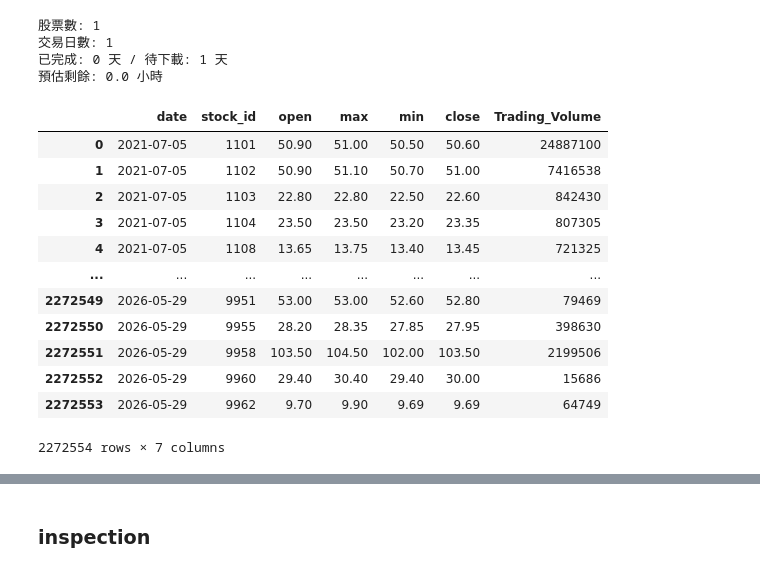
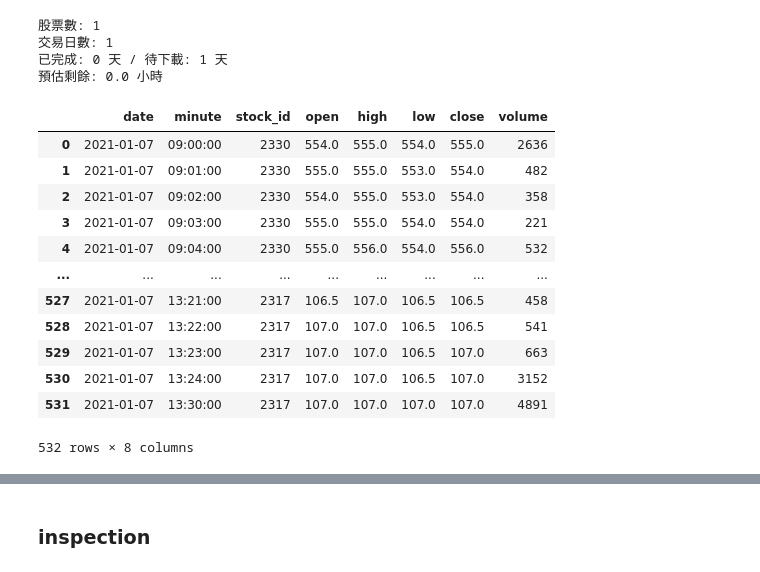
Before and after one commit to Xin95172/Quant, a Jupyter notebook: projects/CTA/學弟策略/main.ipynb, the cells around one changed output, grey strips where cells are left out. Cells and saved outputs as stored; diff of their text form; code cells hidden in the pictures.

```diff
--- a/projects/CTA/學弟策略/main.ipynb
+++ b/projects/CTA/學弟策略/main.ipynb
@@ -281,20 +290,20 @@ report = client.get_multi_kbar(
 預估剩餘: 0.0 小時
 # %%
 # Optional inspection
-signal = pd.read_parquet(TW_STOCK_KBAR_1MIN / "2025-03-05.parquet")
-signal = pd.read_parquet(TW_STOCK_DAILY_PRICE)
+# signal = pd.read_parquet(TW_STOCK_KBAR / "2025-03-05.parquet")
+signal = pd.read_parquet('/Users/xinc/GitHub/google_drive/Data/trading/tw_stock/kbar_1min/2021-01-07.parquet')
 signal
 # %% [output]
-|  | date | stock_id | open | max | min | close | Trading_Volume |
-| 0 | 2021-07-05 | 1101 | 50.90 | 51.00 | 50.50 | 50.60 | 24887100 |
-| 1 | 2021-07-05 | 1102 | 50.90 | 51.10 | 50.70 | 51.00 | 7416538 |
-| 2 | 2021-07-05 | 1103 | 22.80 | 22.80 | 22.50 | 22.60 | 842430 |
-| 3 | 2021-07-05 | 1104 | 23.50 | 23.50 | 23.20 | 23.35 | 807305 |
-| 4 | 2021-07-05 | 1108 | 13.65 | 13.75 | 13.40 | 13.45 | 721325 |
-| ... | ... | ... | ... | ... | ... | ... | ... |
-| 2272549 | 2026-05-29 | 9951 | 53.00 | 53.00 | 52.60 | 52.80 | 79469 |
-| 2272550 | 2026-05-29 | 9955 | 28.20 | 28.35 | 27.85 | 27.95 | 398630 |
-| 2272551 | 2026-05-29 | 9958 | 103.50 | 104.50 | 102.00 | 103.50 | 2199506 |
-| 2272552 | 2026-05-29 | 9960 | 29.40 | 30.40 | 29.40 | 30.00 | 15686 |
-| 2272553 | 2026-05-29 | 9962 | 9.70 | 9.90 | 9.69 | 9.69 | 64749 |
+|  | date | minute | stock_id | open | high | low | close | volume |
+| 0 | 2021-01-07 | 09:00:00 | 2330 | 554.0 | 555.0 | 554.0 | 555.0 | 2636 |
+| 1 | 2021-01-07 | 09:01:00 | 2330 | 555.0 | 555.0 | 553.0 | 554.0 | 482 |
+| 2 | 2021-01-07 | 09:02:00 | 2330 | 554.0 | 555.0 | 553.0 | 554.0 | 358 |
+| 3 | 2021-01-07 | 09:03:00 | 2330 | 555.0 | 555.0 | 554.0 | 554.0 | 221 |
+| 4 | 2021-01-07 | 09:04:00 | 2330 | 555.0 | 556.0 | 554.0 | 556.0 | 532 |
+| ... | ... | ... | ... | ... | ... | ... | ... | ... |
+| 527 | 2021-01-07 | 13:21:00 | 2317 | 106.5 | 107.0 | 106.5 | 106.5 | 458 |
+| 528 | 2021-01-07 | 13:22:00 | 2317 | 107.0 | 107.0 | 106.5 | 106.5 | 541 |
+| 529 | 2021-01-07 | 13:23:00 | 2317 | 107.0 | 107.0 | 106.5 | 107.0 | 663 |
+| 530 | 2021-01-07 | 13:24:00 | 2317 | 107.0 | 107.0 | 106.5 | 107.0 | 3152 |
+| 531 | 2021-01-07 | 13:30:00 | 2317 | 107.0 | 107.0 | 107.0 | 107.0 | 4891 |
-2272554 rows × 7 columns
+532 rows × 8 columns
```
Also changed, not shown: parts of 9 cells of this notebook, 1 other file.
